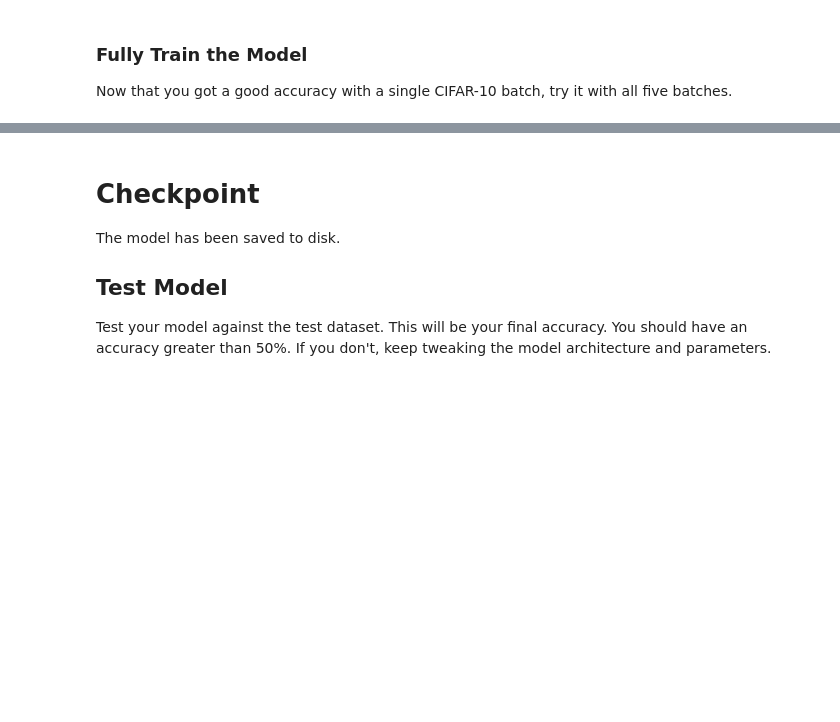
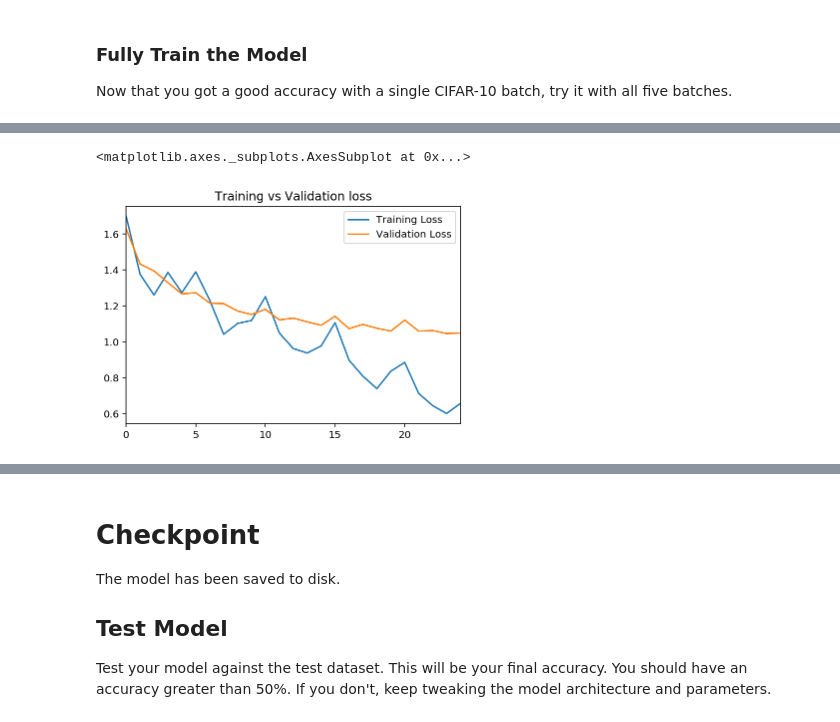
Before and after one commit to udacity/deep-learning, a Jupyter notebook: image-classification/dlnd_image_classification.ipynb, the cells around one changed output, grey strips where cells are left out. Drawn from its saved outputs; the diff is of its cells as text; code cells hidden in the pictures; blank space fills up the shorter version.

```diff
--- a/image-classification/dlnd_image_classification.ipynb
+++ b/image-classification/dlnd_image_classification.ipynb
@@ -622,0 +662,5 @@ stddev.plot()
+# %%
+acc.plot(title = "Training vs Validation loss")
+# %% [output]
+<matplotlib.axes._subplots.AxesSubplot at 0x...>
+[figure, added]
```
Also changed, not shown: parts of 19 cells of this notebook.
